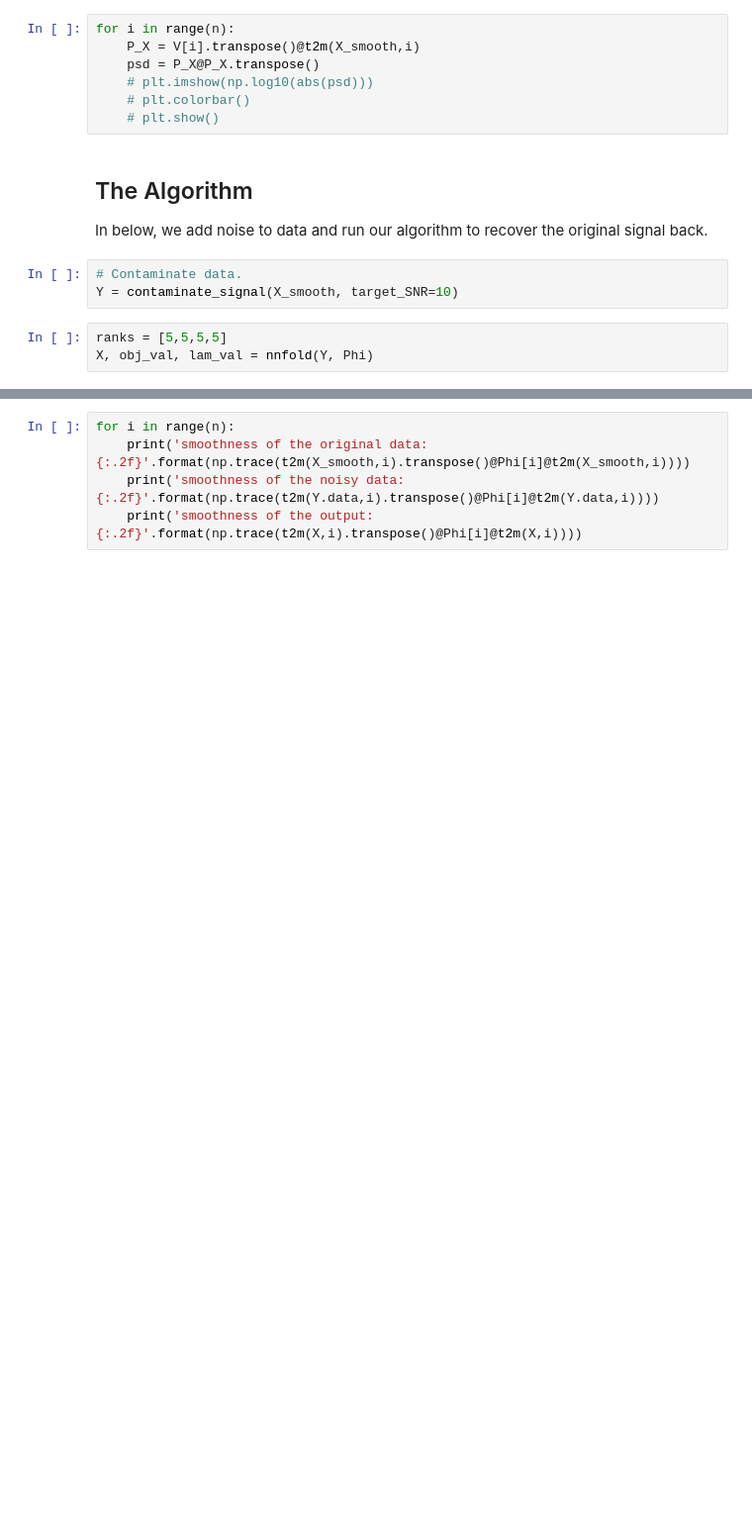
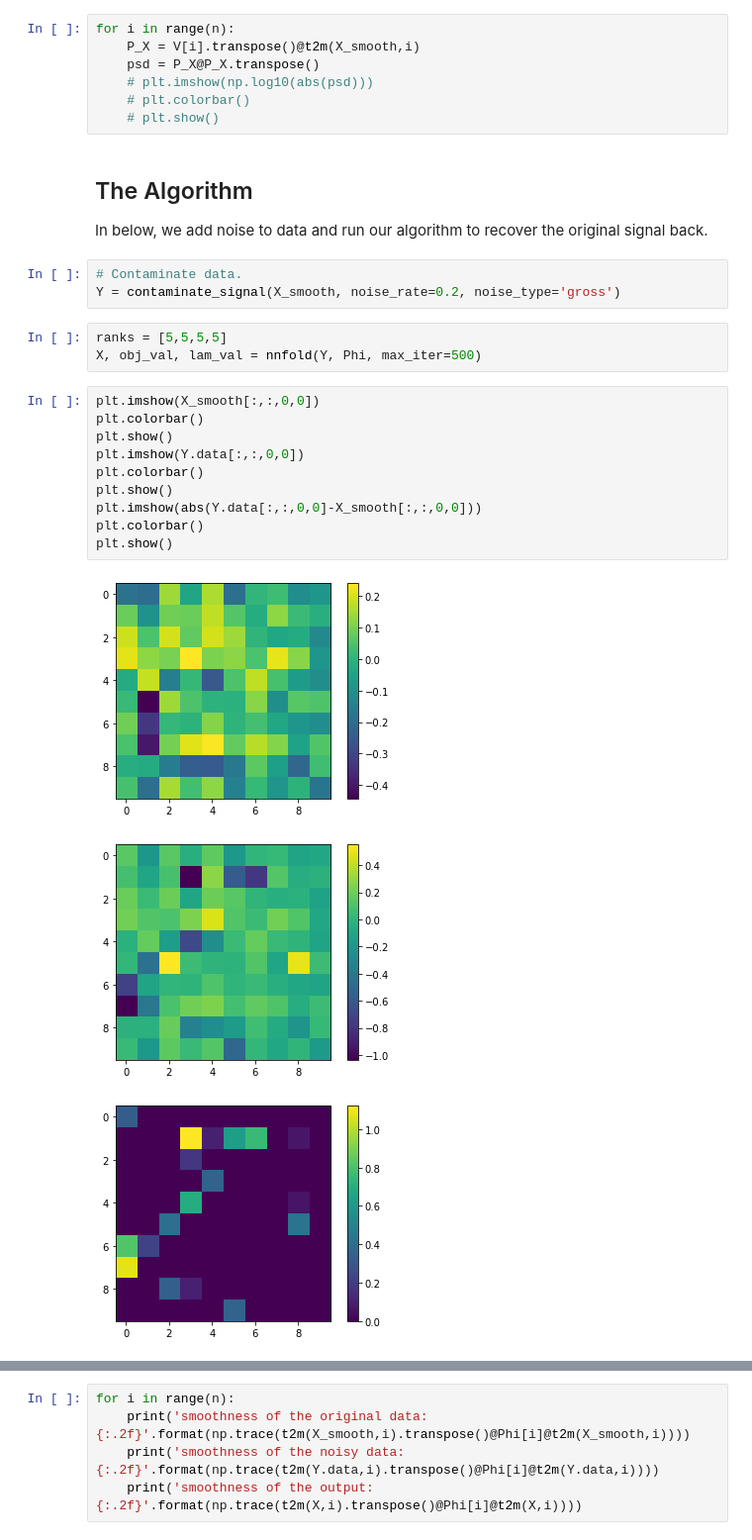
Before and after one commit to mrsfgl/geometric_tensor_learning, a Jupyter notebook: notebooks/scratch.ipynb, the cells around one changed output, grey strips where cells are left out. Shown at 99% size. Cells and saved outputs as stored; diff of their text form; blank space fills up the shorter version.

```diff
--- a/notebooks/scratch.ipynb
+++ b/notebooks/scratch.ipynb
@@ -62,8 +62,22 @@ for i in range(n):
 In below, we add noise to data and run our algorithm to recover the original signal back.
 # %%
 # Contaminate data.
-Y = contaminate_signal(X_smooth, target_SNR=10)
+Y = contaminate_signal(X_smooth, noise_rate=0.2, noise_type='gross')
 # %%
 ranks = [5,5,5,5]
-X, obj_val, lam_val = nnfold(Y, Phi)
+X, obj_val, lam_val = nnfold(Y, Phi, max_iter=500)
+# %%
+plt.imshow(X_smooth[:,:,0,0])
+plt.colorbar()
+plt.show()
+plt.imshow(Y.data[:,:,0,0])
+plt.colorbar()
+plt.show()
+plt.imshow(abs(Y.data[:,:,0,0]-X_smooth[:,:,0,0]))
+plt.colorbar()
+plt.show()
+# %% [output]
+[figure, added]
+[figure, added]
+[figure, added]
 # %%
```
Also changed, not shown: parts of 3 cells of this notebook, 7 other files.
